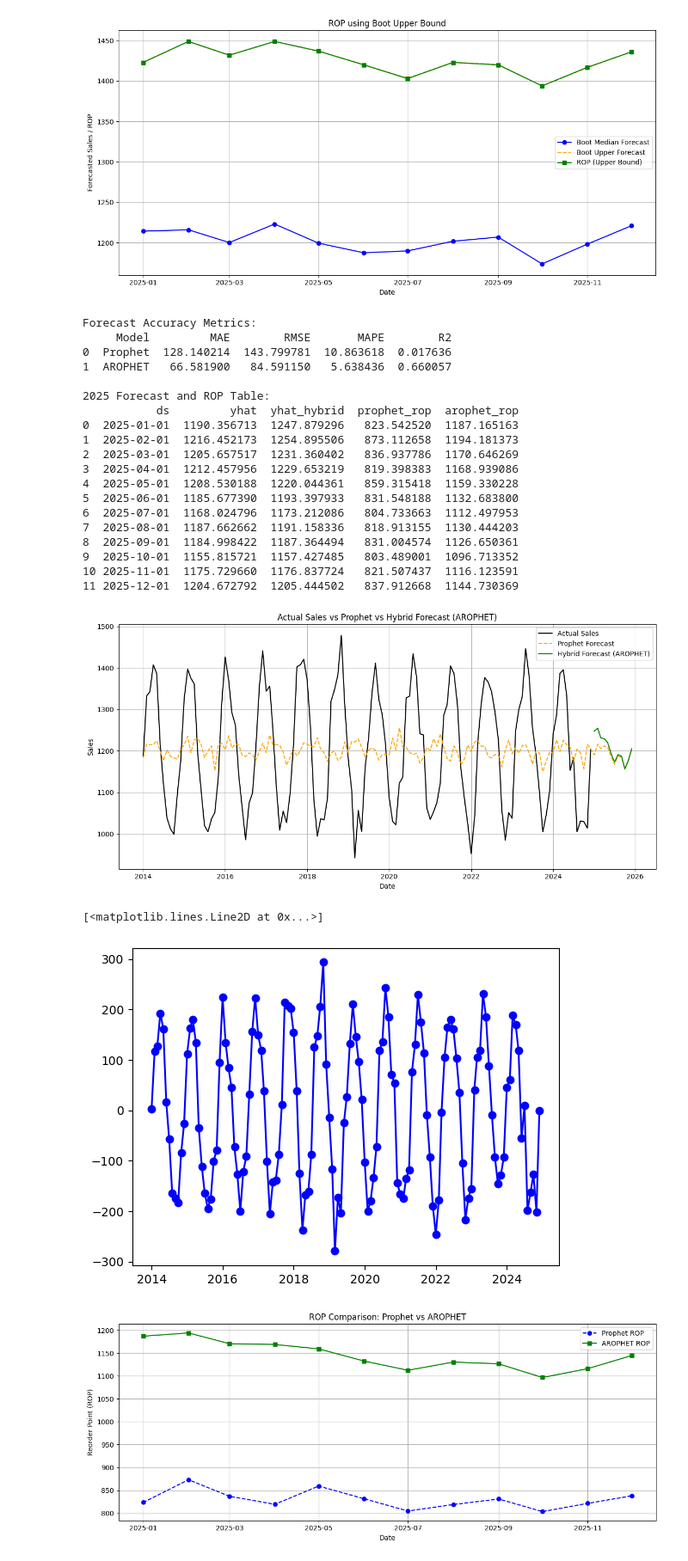
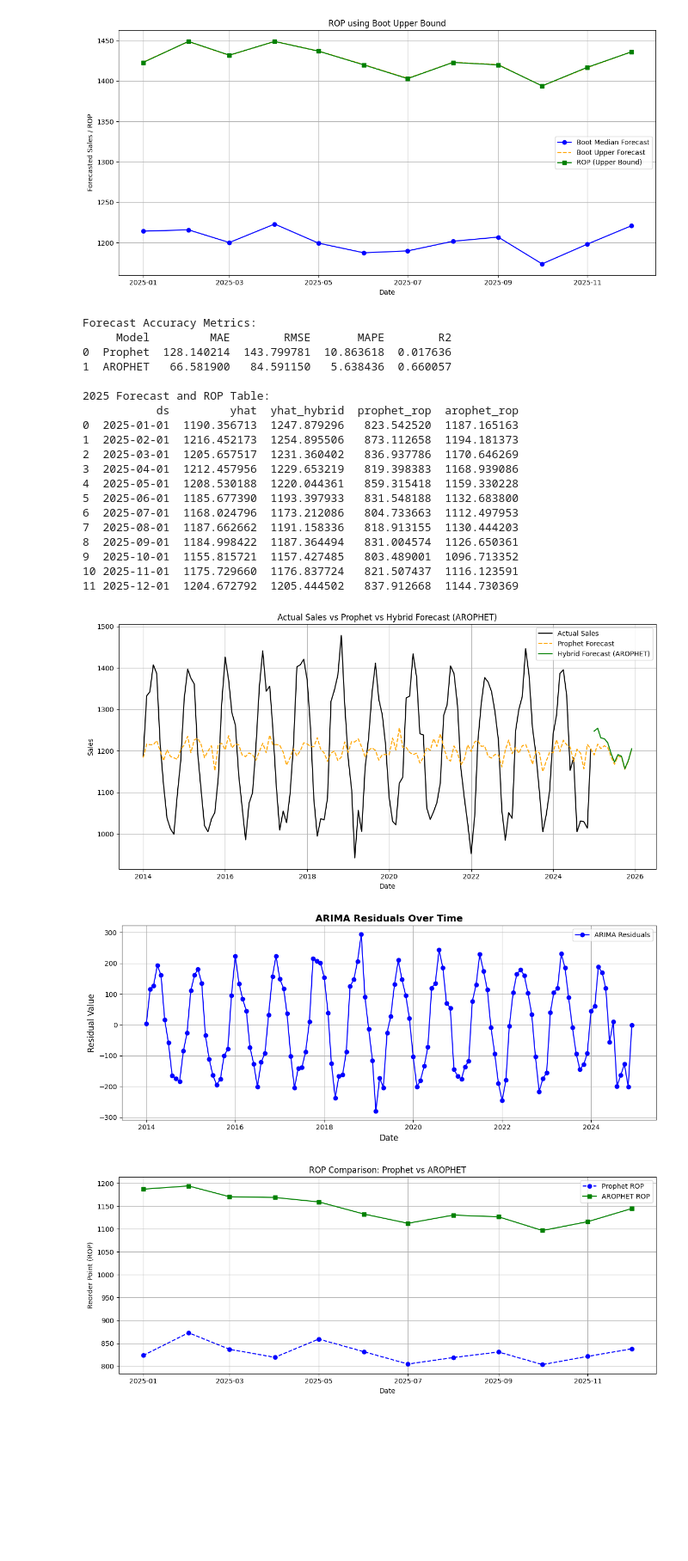
Before and after one commit to ashiqurrahmanshihab/Hybrid_Demand_Forecasting_and-Reorder_Point_Planning_Using_AROPHET, a Jupyter notebook: EDITING.ipynb, the cells around one changed output. Shown at 86% size. Saved outputs shown, nothing was run; the diff lists cells and outputs as text; code cells hidden in the pictures; blank space fills up the shorter version.

```diff
--- a/FINAL.ipynb
+++ b/EDITING.ipynb
@@ -374,43 +374,46 @@ plt.plot(forecast['ds'], forecast['yhat'], label='Prophet Forecast', color='oran
 plt.plot(final_forecast['ds'], final_forecast['yhat_hybrid'], label='Hybrid Forecast (AROPHET)', color='green')
 plt.xlabel('Date')
 plt.ylabel('Sales')
 plt.title('Actual Sales vs Prophet vs Hybrid Forecast (AROPHET)')
 plt.legend()
 plt.grid(True)
 plt.tight_layout()
 plt.show()
 
-plt.plot(
-    df_with_yhat['ds'],
-    df_with_yhat['residual'],
-    label='Prophet Residuals',
-    marker='o',
-    linestyle='-',
-    color='blue'
-)
+plt.figure(figsize=(12, 5))
+
+# Assuming you have x and y as your residuals over time (or just residuals time series)
+plt.plot(df_with_yhat['ds'], df_with_yhat['residual'], marker='o', linestyle='-', color='blue', label='ARIMA Residuals')
+
+plt.title('ARIMA Residuals Over Time', fontsize=14, fontweight='bold')
+plt.xlabel('Date', fontsize=12)
+plt.ylabel('Residual Value', fontsize=12)
+plt.legend()
+plt.grid(True)
+plt.tight_layout()
+plt.show()
 # %% [output]
 Forecast Accuracy Metrics:
      Model         MAE        RMSE       MAPE        R2
 0  Prophet  128.140214  143.799781  10.863618  0.017636
 1  AROPHET   66.581900   84.591150   5.638436  0.660057
 
 2025 Forecast and ROP Table:
            ds         yhat  yhat_hybrid  prophet_rop  arophet_rop
 0  2025-01-01  1190.356713  1247.879296   823.542520  1187.165163
 1  2025-02-01  1216.452173  1254.895506   873.112658  1194.181373
 2  2025-03-01  1205.657517  1231.360402   836.937786  1170.646269
 3  2025-04-01  1212.457956  1229.653219   819.398383  1168.939086
 4  2025-05-01  1208.530188  1220.044361   859.315418  1159.330228
 5  2025-06-01  1185.677390  1193.397933   831.548188  1132.683800
 6  2025-07-01  1168.024796  1173.212086   804.733663  1112.497953
 7  2025-08-01  1187.662662  1191.158336   818.913155  1130.444203
 8  2025-09-01  1184.998422  1187.364494   831.004574  1126.650361
 9  2025-10-01  1155.815721  1157.427485   803.489001  1096.713352
 10 2025-11-01  1175.729660  1176.837724   821.507437  1116.123591
 11 2025-12-01  1204.672792  1205.444502   837.912668  1144.730369
 [figure]
-[<matplotlib.lines.Line2D at 0x...>]
-[figure, old version]
+[figure, new version]
 # %%
 # --- 📈 ROP Comparison Plot ---
 plt.figure(figsize=(12, 5))
```
Also changed, not shown: parts of 4 cells of this notebook.
